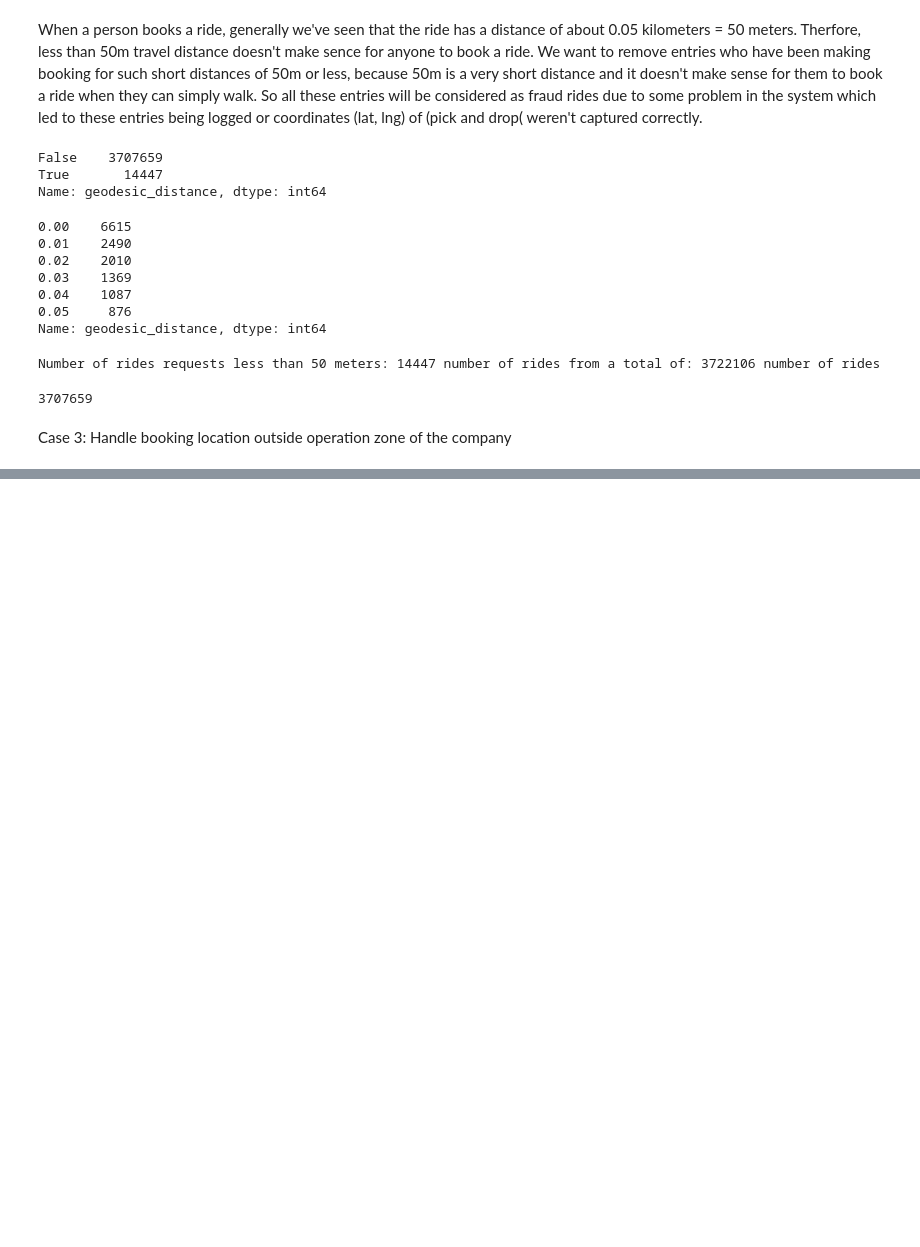
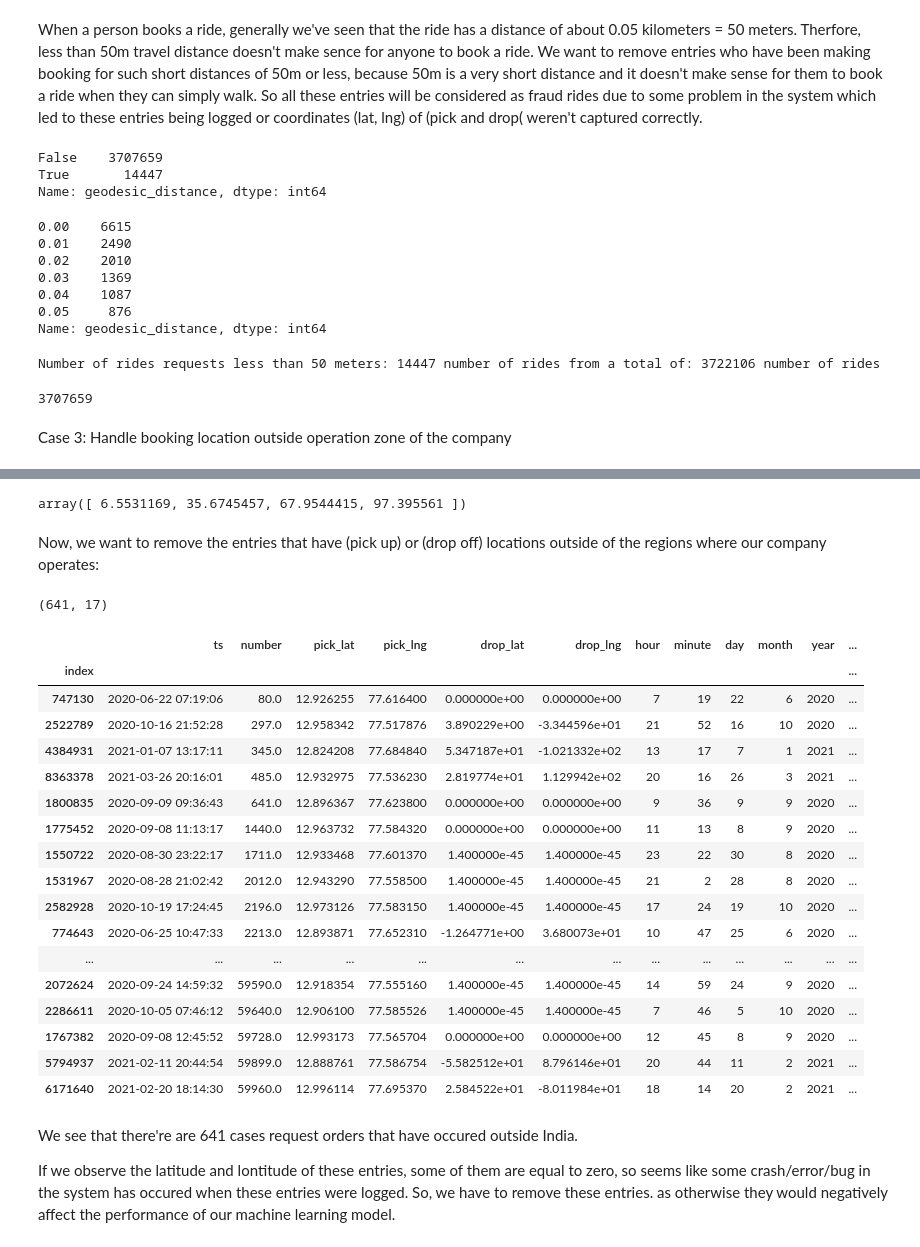
Before and after one commit to amoshnin/ML-Taxi.Service.Demand.Prediction, a Jupyter notebook: notebooks/Base/2. Data Analysis and Cleaning (Advance).ipynb, the cells around one changed output, grey strips where cells are left out. Saved outputs shown, nothing was run; the diff lists cells and outputs as text; code cells hidden in the pictures; blank space fills up the shorter version.

```diff
--- a/notebooks/Base/2. Data Analysis and Cleaning (Advance).ipynb
+++ b/notebooks/Base/2. Data Analysis and Cleaning (Advance).ipynb
@@ -286,0 +303,54 @@ ndf.head()
+# %%
+from geopy.geocoders import Nominatim
+geolocator = Nominatim(user_agent="aoo")
+location_India = geolocator.geocode("India")
+location_Bangalore = geolocator.geocode("Bangalore")
+location_Karnataka = geolocator.geocode("Karnataka")
+# %%
+boundaries_India = np.array(location_India.raw["boundingbox"]).astype(float)
+boundaries_Bangalore = np.array(location_Bangalore.raw["boundingbox"]).astype(float)
+boundaries_Karnataka = np.array(location_Karnataka.raw["boundingbox"]).astype(float)
+# %%
+boundaries_India
+# %% [output]
+array([ 6.5531169, 35.6745457, 67.9544415, 97.395561 ])
+# %% [markdown]
+Now, we want to remove the entries that have (pick up) or (drop off) locations outside of the regions where our company operates:
+# %%
+# How many (pick ups and drop offs) were outside India?
+outside_India = ndf[
+    (ndf["pick_lat"] <= boundaries_India[0]) |
+    (ndf["pick_lat"] >= boundaries_India[1]) |
+    (ndf["pick_lng"] <= boundaries_India[2]) |
+    (ndf["pick_lng"] >= boundaries_India[3]) |
+    (ndf["drop_lat"] <= boundaries_India[0]) |
+    (ndf["drop_lat"] >= boundaries_India[1]) |
+    (ndf["drop_lng"] <= boundaries_India[2]) |
+    (ndf["drop_lng"] >= boundaries_India[3])
+]
+print(outside_India.shape)
+display(outside_India)
+# %% [output]
+(641, 17)
+|  | ts | number | pick_lat | pick_lng | drop_lat | drop_lng | hour | minute | day | month | year | ... |
+| index |  |  |  |  |  |  |  |  |  |  |  | ... |
+| 747130 | 2020-06-22 07:19:06 | 80.0 | 12.926255 | 77.616400 | 0.000000e+00 | 0.000000e+00 | 7 | 19 | 22 | 6 | 2020 | ... |
+| 2522789 | 2020-10-16 21:52:28 | 297.0 | 12.958342 | 77.517876 | 3.890229e+00 | -3.344596e+01 | 21 | 52 | 16 | 10 | 2020 | ... |
+| 4384931 | 2021-01-07 13:17:11 | 345.0 | 12.824208 | 77.684840 | 5.347187e+01 | -1.021332e+02 | 13 | 17 | 7 | 1 | 2021 | ... |
+| 8363378 | 2021-03-26 20:16:01 | 485.0 | 12.932975 | 77.536230 | 2.819774e+01 | 1.129942e+02 | 20 | 16 | 26 | 3 | 2021 | ... |
+| 1800835 | 2020-09-09 09:36:43 | 641.0 | 12.896367 | 77.623800 | 0.000000e+00 | 0.000000e+00 | 9 | 36 | 9 | 9 | 2020 | ... |
+| 1775452 | 2020-09-08 11:13:17 | 1440.0 | 12.963732 | 77.584320 | 0.000000e+00 | 0.000000e+00 | 11 | 13 | 8 | 9 | 2020 | ... |
+| 1550722 | 2020-08-30 23:22:17 | 1711.0 | 12.933468 | 77.601370 | 1.400000e-45 | 1.400000e-45 | 23 | 22 | 30 | 8 | 2020 | ... |
+| 1531967 | 2020-08-28 21:02:42 | 2012.0 | 12.943290 | 77.558500 | 1.400000e-45 | 1.400000e-45 | 21 | 2 | 28 | 8 | 2020 | ... |
+| 2582928 | 2020-10-19 17:24:45 | 2196.0 | 12.973126 | 77.583150 | 1.400000e-45 | 1.400000e-45 | 17 | 24 | 19 | 10 | 2020 | ... |
+| 774643 | 2020-06-25 10:47:33 | 2213.0 | 12.893871 | 77.652310 | -1.264771e+00 | 3.680073e+01 | 10 | 47 | 25 | 6 | 2020 | ... |
+| ... | ... | ... | ... | ... | ... | ... | ... | ... | ... | ... | ... | ... |
+| 2072624 | 2020-09-24 14:59:32 | 59590.0 | 12.918354 | 77.555160 | 1.400000e-45 | 1.400000e-45 | 14 | 59 | 24 | 9 | 2020 | ... |
+| 2286611 | 2020-10-05 07:46:12 | 59640.0 | 12.906100 | 77.585526 | 1.400000e-45 | 1.400000e-45 | 7 | 46 | 5 | 10 | 2020 | ... |
+| 1767382 | 2020-09-08 12:45:52 | 59728.0 | 12.993173 | 77.565704 | 0.000000e+00 | 0.000000e+00 | 12 | 45 | 8 | 9 | 2020 | ... |
+| 5794937 | 2021-02-11 20:44:54 | 59899.0 | 12.888761 | 77.586754 | -5.582512e+01 | 8.796146e+01 | 20 | 44 | 11 | 2 | 2021 | ... |
+| 6171640 | 2021-02-20 18:14:30 | 59960.0 | 12.996114 | 77.695370 | 2.584522e+01 | -8.011984e+01 | 18 | 14 | 20 | 2 | 2021 | ... |
+# %% [markdown]
+We see that there're are 641 cases request orders that have occured outside India.
+
+If we observe the latitude and lontitude of these entries, some of them are equal to zero, so seems like some crash/error/bug in the system has occured when these entries were logged. So, we have to remove these entries. as otherwise they would negatively affect the performance of our machine learning model.
```
Also changed, not shown: parts of 22 cells of this notebook.
